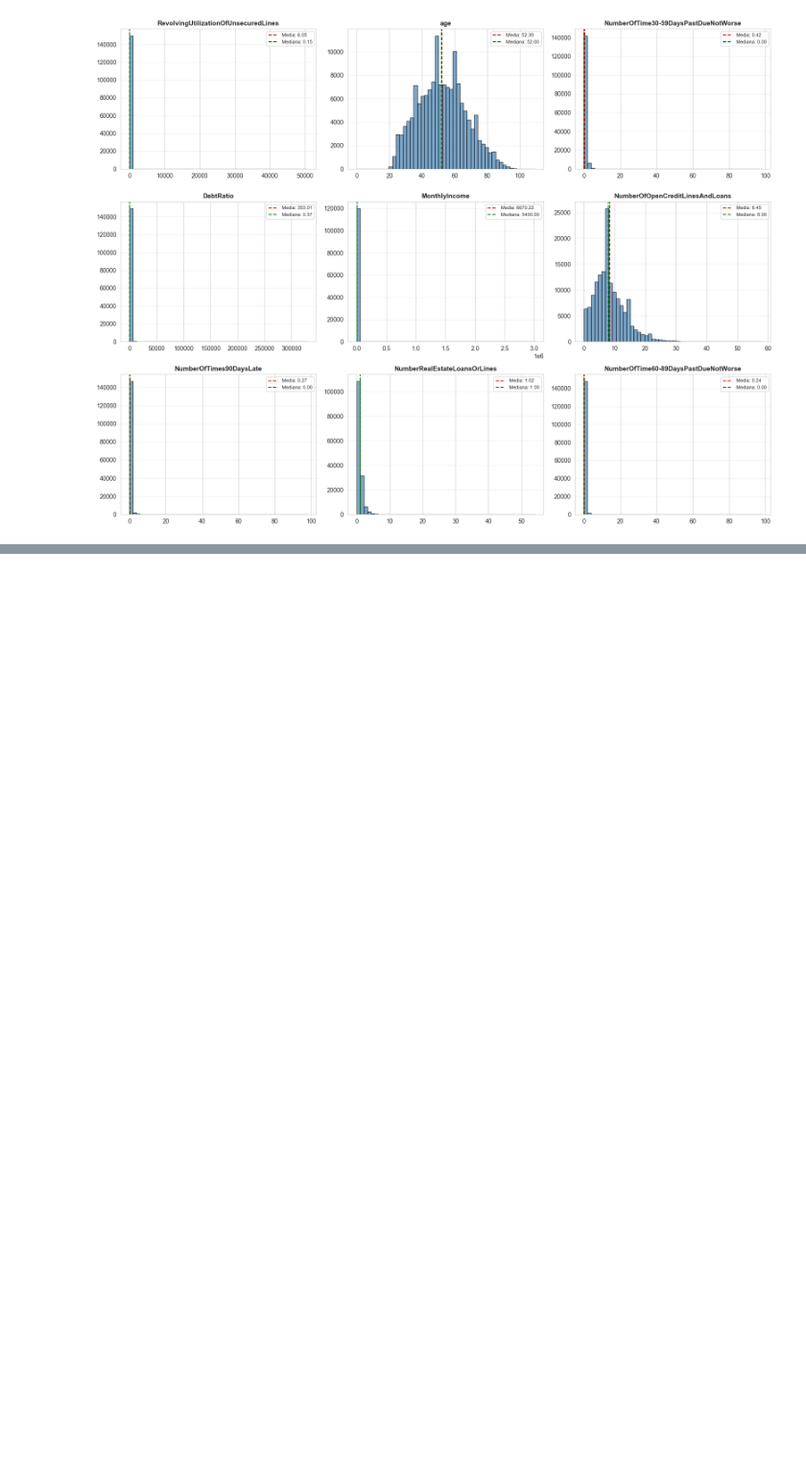
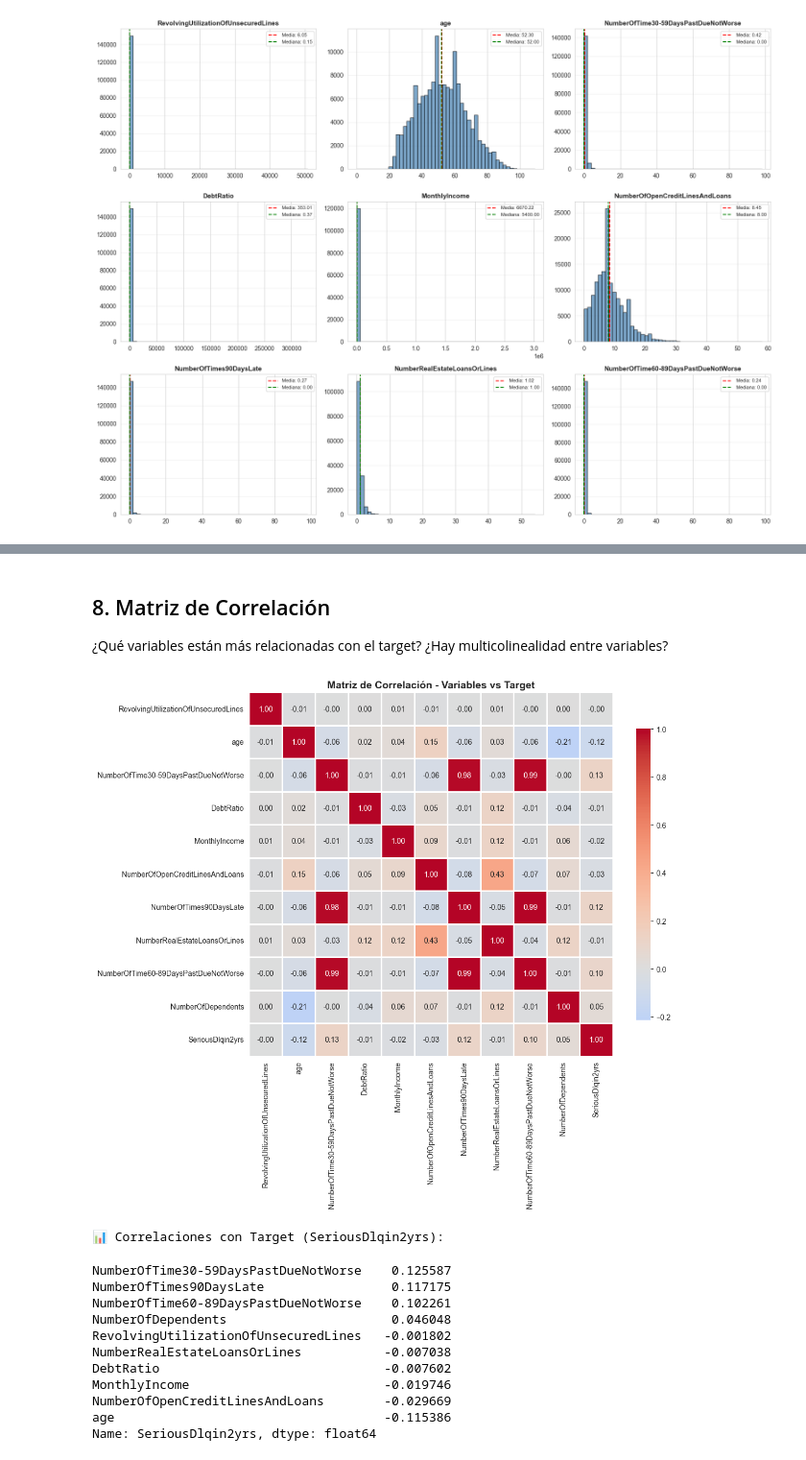
Before and after one commit to felipemenap-spec/credit-risk-scoring, a Jupyter notebook: notebooks/01_exploratory_data_analysis.ipynb, the cells around one changed output, grey strips where cells are left out. Shown at 96% size. Drawn from its saved outputs; the diff is of its cells as text; code cells hidden in the pictures; blank space fills up the shorter version.

```diff
--- a/notebooks/01_exploratory_data_analysis.ipynb
+++ b/notebooks/01_exploratory_data_analysis.ipynb
@@ -271,0 +301,35 @@ df.describe()
+# %% [markdown]
+## 8. Matriz de Correlación
+
+¿Qué variables están más relacionadas con el target?
+¿Hay multicolinealidad entre variables?
+# %%
+# Calcular correlaciones
+correlation_matrix = df[numeric_cols + ['SeriousDlqin2yrs']].corr()
+
+# Visualización
+plt.figure(figsize=(12, 10))
+sns.heatmap(correlation_matrix, annot=True, fmt='.2f', cmap='coolwarm',
+            center=0, square=True, linewidths=1, cbar_kws={"shrink": 0.8})
+plt.title('Matriz de Correlación - Variables vs Target', fontsize=14, fontweight='bold')
+plt.tight_layout()
+plt.show()
+
+# Correlaciones con target
+target_corr = correlation_matrix['SeriousDlqin2yrs'].drop('SeriousDlqin2yrs').sort_values(ascending=False)
+print("\n📊 Correlaciones con Target (SeriousDlqin2yrs):\n")
+target_corr
+# %% [output]
+[figure, added]
+📊 Correlaciones con Target (SeriousDlqin2yrs):
+NumberOfTime30-59DaysPastDueNotWorse    0.125587
+NumberOfTimes90DaysLate                 0.117175
+NumberOfTime60-89DaysPastDueNotWorse    0.102261
+NumberOfDependents                      0.046048
+RevolvingUtilizationOfUnsecuredLines   -0.001802
+NumberRealEstateLoansOrLines           -0.007038
+DebtRatio                              -0.007602
+MonthlyIncome                          -0.019746
+NumberOfOpenCreditLinesAndLoans        -0.029669
+age                                    -0.115386
+Name: SeriousDlqin2yrs, dtype: float64
```
Also changed, not shown: parts of 9 cells of this notebook.
